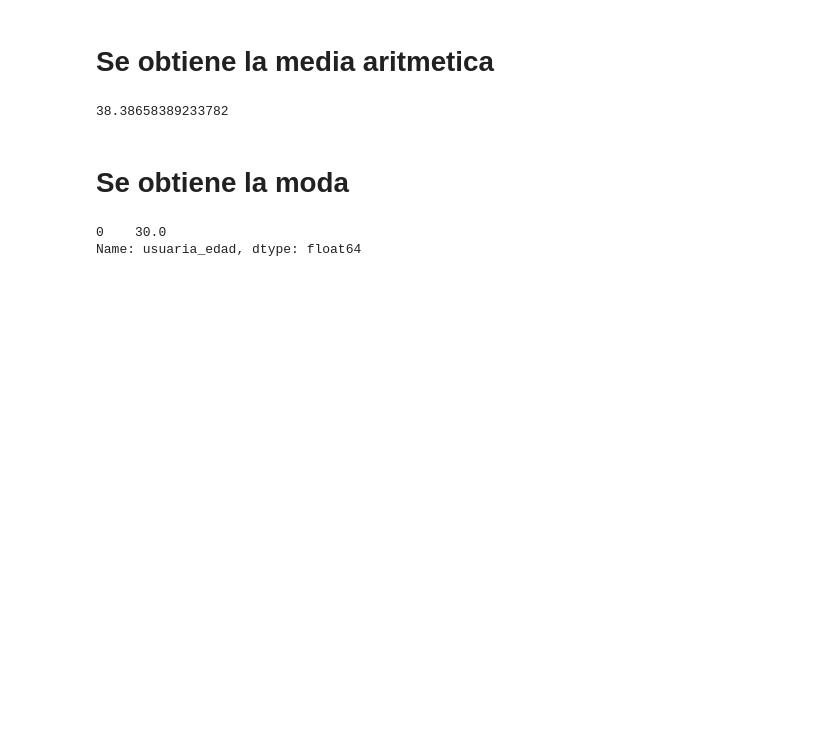
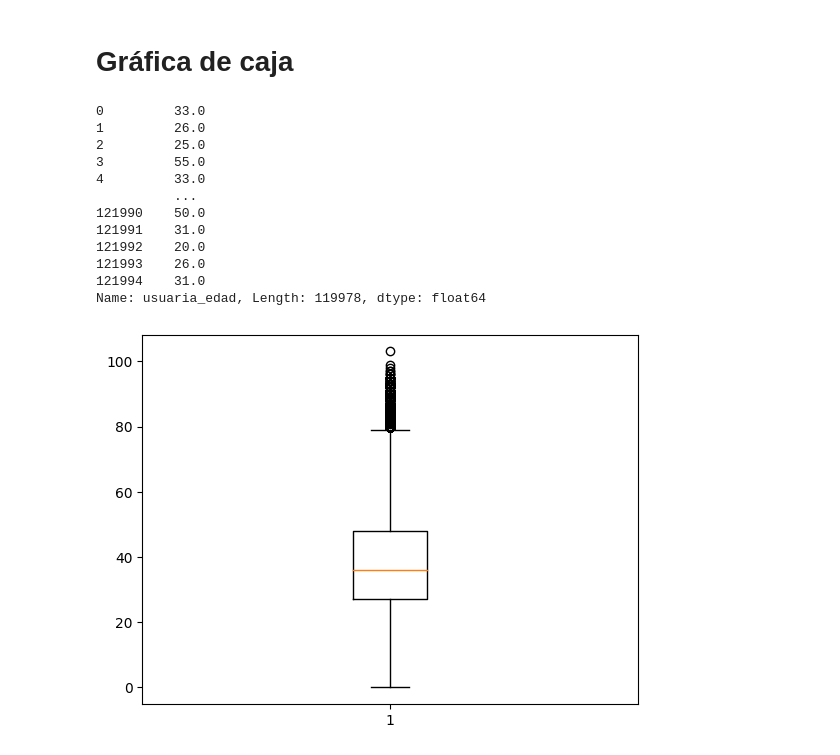
Before and after one commit to AntoMed7/Laboratorio_102, a Jupyter notebook: Luis_Antonio_Medina_Franco.ipynb, the cells around one changed output. Saved outputs shown, nothing was run; the diff lists cells and outputs as text; code cells hidden in the pictures; blank space fills up the shorter version.

```diff
--- a/Luis_Antonio_Medina_Franco.ipynb
+++ b/Luis_Antonio_Medina_Franco.ipynb
@@ -102,41 +98,37 @@ El rango de fecha es del 2019-03-01 00:00:00 al 2022-03-01 00:00:00
-# %% [markdown]
-# Se obtiene la media aritmetica
+# %% [markdown]
+# Gráfica de caja
 # %%
-#Importaar libreria pandas y matplotlib
+#Importar librería pandas y matplotlib
 import pandas as pd
 import matplotlib.pyplot as plt
 
-# Obtener url de archivo csv
-path= "/content/drive/MyDrive/Conjunto de Datos/atenciones_abogadas_de_las_mujeres.csv"
+#Obtener url de arrchivo csv
+path = "/content/drive/MyDrive/Conjunto de Datos/atenciones_abogadas_de_las_mujeres - atenciones_abogadas_de_las_mujeres (2).csv"
 
-# Leer el CSV
-df= pd.read_csv(path)
+#Crear un dataframe
+df = pd.read_csv(path)
 
-# Obtener la media
-media = df["usuaria_edad"].mean()
+#filtrado
+df_filtrado = df.query("usuaria_edad <= 160")
 
-# Imprimir la media
-print(media)
+print(df_filtrado["usuaria_edad"])
+
+#Crear el diagrama de caja
+plt.boxplot(df_filtrado["usuaria_edad"])
+
+#Mostrar el diagrama de caja
+plt.show()
 # %% [output]
-38.38658389233782
+0         33.0
+1         26.0
+2         25.0
+3         55.0
+4         33.0
+          ...
+121990    50.0
+121991    31.0
+121992    20.0
+121993    26.0
+121994    31.0
+Name: usuaria_edad, Length: 119978, dtype: float64
+[figure, added]
-# %% [markdown]
-# Se obtiene la moda
-# %%
-#Importaar libreria pandas y matplotlib
-import pandas as pd
-import matplotlib.pyplot as plt
-
-# Obtener url de archivo csv
-path= "/content/drive/MyDrive/Conjunto de Datos/atenciones_abogadas_de_las_mujeres.csv"
-
-# Leer el CSV
-df= pd.read_csv(path)
-
-# Obtener la moda
-moda = df["usuaria_edad"].mode()
-
-# Imprimir la moda
-print(moda)
-# %% [output]
-0    30.0
-Name: usuaria_edad, dtype: float64
```
Also changed, not shown: parts of 13 cells of this notebook.
